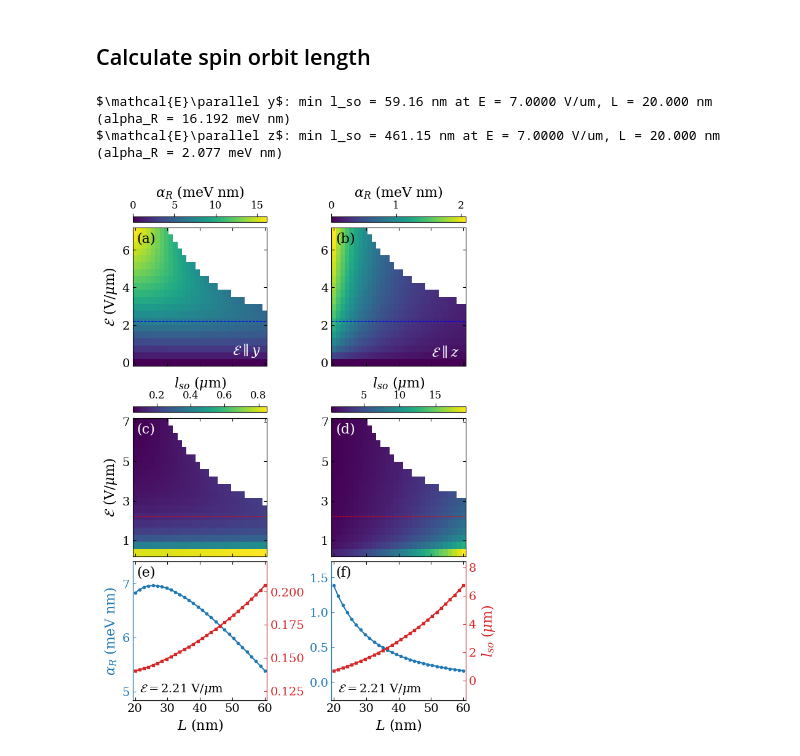
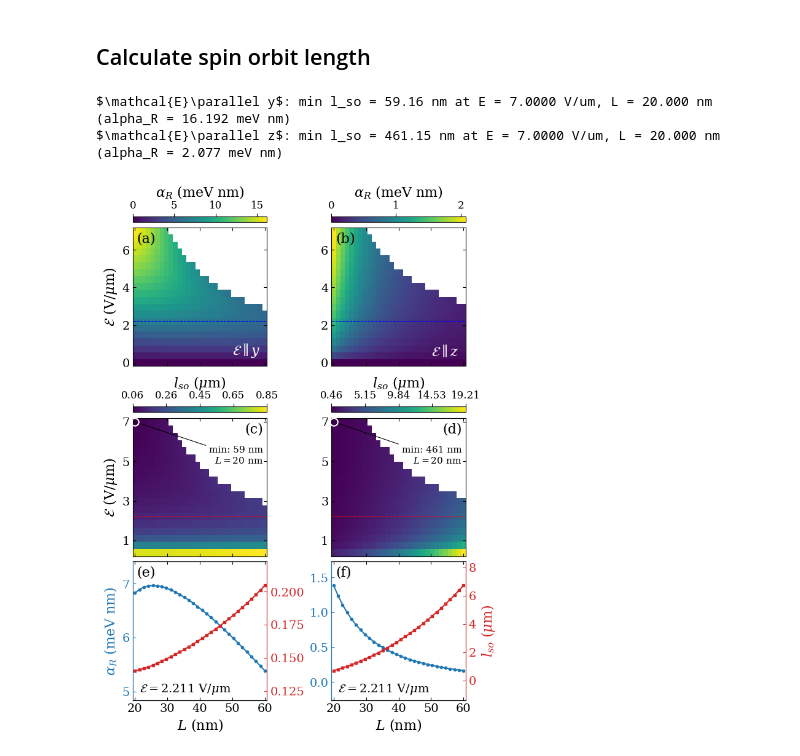
Before and after one commit to anirban8653/2H_Ge, a Jupyter notebook: Sec_IV/Fig_7/plot.ipynb, the cells around one changed output. Saved outputs shown, nothing was run; the diff lists cells and outputs as text; code cells hidden in the pictures.

```diff
--- a/Sec_IV/Fig_7/plot.ipynb
+++ b/Sec_IV/Fig_7/plot.ipynb
@@ -205,6 +205,18 @@ for col, (filename, title) in enumerate(zip(filenames, titles)):
     )
     ax_lso.axhline(E_actual, linestyle="--", color="red", linewidth=0.8)
 
+    # Mark the minimum l_so with an open white circle
+    l_min = l_so_grid[i_E, i_L]
+    ax_lso.plot(L_values[i_L], E_values[i_E], marker="o", markersize=9,
+                markerfacecolor="none", markeredgecolor="white", markeredgewidth=1.5,
+                linestyle="none", zorder=5)
+    ax_lso.annotate(
+        rf"min: {l_min * 1e3:.0f} nm" + "\n" + rf"$L={L_values[i_L]:.0f}$ nm",
+        xy=(L_values[i_L], E_values[i_E]), xytext=(0.97, 0.80), textcoords="axes fraction",
+        fontsize=11, color="black", ha="right", va="top",
+        arrowprops=dict(arrowstyle="-", color="black", lw=0.8),
+    )
+
     dE = E_lso[1] - E_lso[0]
     ax_lso.set_ylim(E_lso[0] - dE / 2, E_lso[-1] + dE / 2)  # edges of the plotted cells
     ax_lso.set_yticks([1, 3, 5, 7])
@@ -212,6 +224,9 @@ for col, (filename, title) in enumerate(zip(filenames, titles)):
     cbar_lso = fig.colorbar(pcm_lso, ax=ax_lso, location="top", pad=0.04, fraction=0.08, aspect=25)
     cbar_lso.set_label(r"$l_{so}$ ($\mu$m)", fontsize=16)
     cbar_lso.ax.tick_params(labelsize=12)
+    # Colorbar ticks start at the minimum l_so
+    cbar_lso.set_ticks(np.linspace(l_min, np.nanmax(l_so_plot), 5))
+    cbar_lso.ax.xaxis.set_major_formatter(plt.FormatStrFormatter("%.2f"))
 
     # Bottom row: alpha_R (left axis) and l_so (right axis) versus L at the selected field
     ax_line.plot(
@@ -224,7 +239,7 @@ for col, (filename, title) in enumerate(zip(filenames, titles)):
     )
     ax_line.text(
         0.05, 0.03,
-        rf"$\mathcal{{E}}={E_actual:.2f}$ V/$\mu$m",
+        rf"$\mathcal{{E}}={E_actual:.3f}$ V/$\mu$m",
         transform=ax_line.transAxes,
         fontsize=14,
         ha="left",
@@ -256,34 +271,35 @@ for col, (filename, title) in enumerate(zip(filenames, titles)):
 
 axes[0, 0].set_ylabel(r"$\mathcal{E}$ (V/$\mu$m)", fontsize=16)
 axes[1, 0].set_ylabel(r"$\mathcal{E}$ (V/$\mu$m)", fontsize=16)
 axes[2, 0].set_ylabel(r"$\alpha_R$ (meV nm)", fontsize=16, color=ALPHA_COLOR)
 twin_axes[1].set_ylabel(r"$l_{so}$ ($\mu$m)", fontsize=16, color=LSO_COLOR)
 
 # Bottom row: room at the bottom for the field label and at the top for the panel label
 for ax in (axes[2, 0], twin_axes[0], axes[2, 1], twin_axes[1]):
     lo, hi = ax.get_ylim()
     ax.set_ylim(lo - 0.15 * (hi - lo), hi + 0.10 * (hi - lo))
 
 for i, (ax, label) in enumerate(zip(axes.flat, ["(a)", "(b)", "(c)", "(d)", "(e)", "(f)"])):
+    right = i in (2, 3)  # (c), (d): top-left holds the minimum marker, so label goes top-right
     ax.text(
-        0.03, 0.97, label,
+        0.97 if right else 0.03, 0.97, label,
         transform=ax.transAxes,
         fontsize=16,
-        color="white" if i in (2, 3) else "black",
-        ha="left",
+        color="black",
+        ha="right" if right else "left",
         va="top",
     )
 
 for ax in axes[:2, :].flat:
     ax.tick_params(axis="x", labelbottom=False)
 
 for ax in axes[2, :]:
     ax.set_xticks([20, 30, 40, 50, 60])
 
 fig.savefig("Fig-7-new.pdf", dpi=300, bbox_inches="tight")
 fig.savefig("Fig-7-new.svg", dpi=300, bbox_inches="tight")
 plt.show()
 # %% [output]
 $\mathcal{E}\parallel y$: min l_so = 59.16 nm at E = 7.0000 V/um, L = 20.000 nm (alpha_R = 16.192 meV nm)
 $\mathcal{E}\parallel z$: min l_so = 461.15 nm at E = 7.0000 V/um, L = 20.000 nm (alpha_R = 2.077 meV nm)
-[figure, old version]
+[figure, new version]
```
Also changed, not shown: 4 other files.
